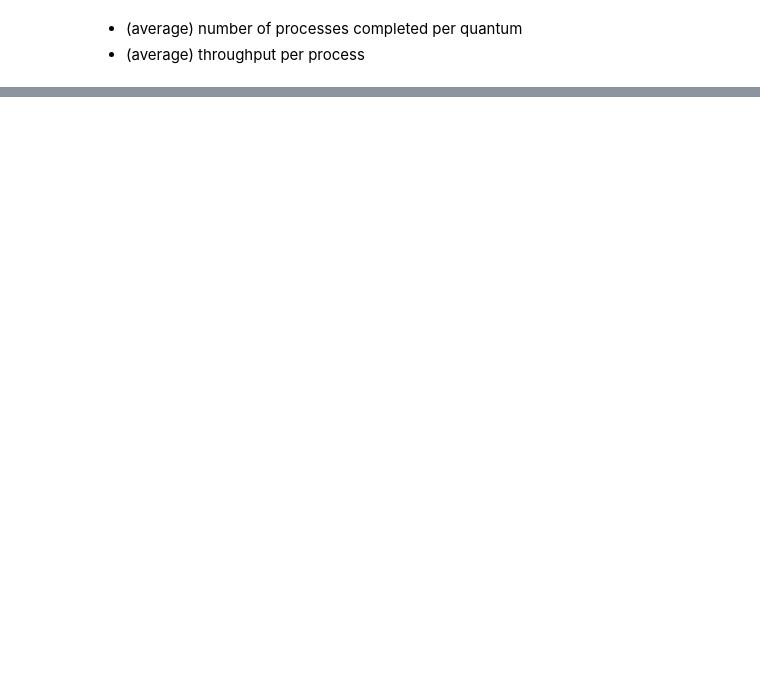
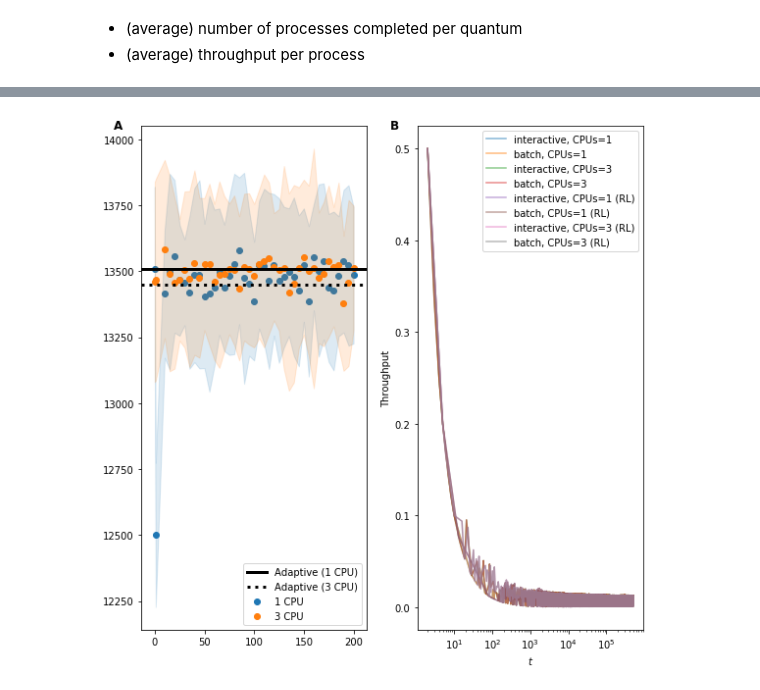
Before and after one commit to danielberenberg/operating-systems, a Jupyter notebook: discrete-event-simulation/src/analysis2.ipynb, the cells around one changed output, grey strips where cells are left out. Cells and saved outputs as stored; diff of their text form; code cells hidden in the pictures; blank space fills up the shorter version.

```diff
--- a/discrete-event-simulation/src/analysis2.ipynb
+++ b/discrete-event-simulation/src/analysis2.ipynb
@@ -263,3 +280,0 @@ def join(prefix,suffix):
-# %%
-cpu1_procs_completed = procs_completed(os.path.join(cpu1,"procs_completed.bin"),cpu1_qs)
-rl_cpu1_procs_comp = procs_completed(join(rl_cpu1,"procs_completed.bin"),rl_cpu1_qs)
@@ -290,3 +280,0 @@ plt.show()
-# %%
-ppt, ptypes = param_per_t(rl_cpu3_qs, 'wait_time')[0]
-time, param = per_process_param_per_t(ppt, ptypes, avg=True)
@@ -425,0 +281,6 @@ wait_time_per_t_rl = per_process_param_per_t(wait_time_per_t_rl, ptypes)
+# %%
+def plot_procs_completed(procs_comp, ax, color="C0", **kwargs):
+    procs_comp_m, procs_comp_s = map(np.array, zip(*procs_comp))
+    ci = procs_comp_s*1.96
+    ax.fill_between(const_qs, procs_comp_m + ci, procs_comp_m - ci,alpha=0.15,color=color)
+    ax.scatter(const_qs, procs_comp_m,color=color, **kwargs)
@@ -425,0 +330,5 @@ wait_time_per_t_rl = per_process_param_per_t(wait_time_per_t_rl, ptypes)
+# %%
+max_tp_cpu1    = max_throughput(os.path.join(cpu1, 'max_throughput.bin'),cpu1_qs)
+max_tp_cpu3    = max_throughput(os.path.join(cpu3, 'max_throughput.bin'),cpu3_qs)
+max_tp_cpu1_rl = max_throughput(os.path.join(rl_cpu1, 'max_throughput.bin'),rl_cpu1_qs)
+max_tp_cpu3_rl = max_throughput(os.path.join(rl_cpu3, 'max_throughput.bin'),rl_cpu3_qs)
@@ -425,0 +343,30 @@ wait_time_per_t_rl = per_process_param_per_t(wait_time_per_t_rl, ptypes)
+# %%
+fig, (ax1, ax2) = plt.subplots(1,2, figsize=(8,8))
+def plot_tp(max_tp, ax, ncpu):
+    ncpu = str(ncpu)
+    d, q = max_tp
+    for ptype in d:
+        ts = sorted(list(d[ptype].keys()))
+        vals = [d[ptype][t][0] for t in ts]
+        plt.plot(ts,vals,label=ptype + f", CPUs={ncpu}",alpha=0.55)
+
+plt.xscale('log')
+plot_tp(max_tp_cpu1,ax2,1)
+plot_tp(max_tp_cpu3,ax2,3)
+plot_tp(max_tp_cpu1_rl,ax2,"1 (RL)")
+plot_tp(max_tp_cpu3_rl,ax2,"3 (RL)")
+plt.ylabel("Throughput")
+plt.xlabel("$t$")
+
+plot_procs_completed(cpu1_procs_comp, ax1, label="1 CPU")
+plot_procs_completed(cpu3_procs_comp, ax1, color="C1", label="3 CPU")
+ax1.axhline(rl_cpu1_procs_comp[0][0], color="k", label="Adaptive (1 CPU)", linestyle='-', linewidth=3.)
+ax1.axhline(rl_cpu3_procs_comp[0][0], color="k", label="Adaptive (3 CPU)", linestyle=':',linewidth=3.)
+letter_subplots(axes=(ax1,ax2))
+ax1.legend(loc='lower right',frameon=True)
+ax2.legend(frameon=True)
+plt.tight_layout()
+plt.savefig('figs/procs_completed.pdf')
+plt.show()
+# %% [output]
+[figure, added]
```
Also changed, not shown: parts of 30 cells of this notebook, 18 other files.
